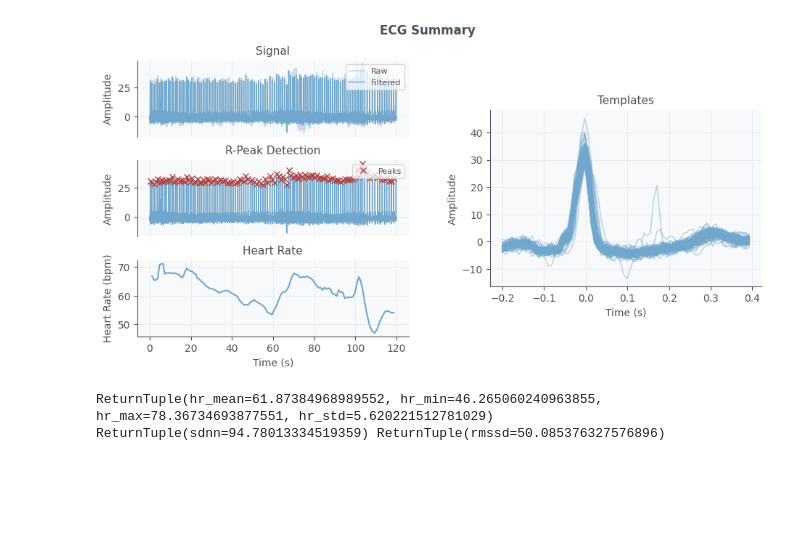
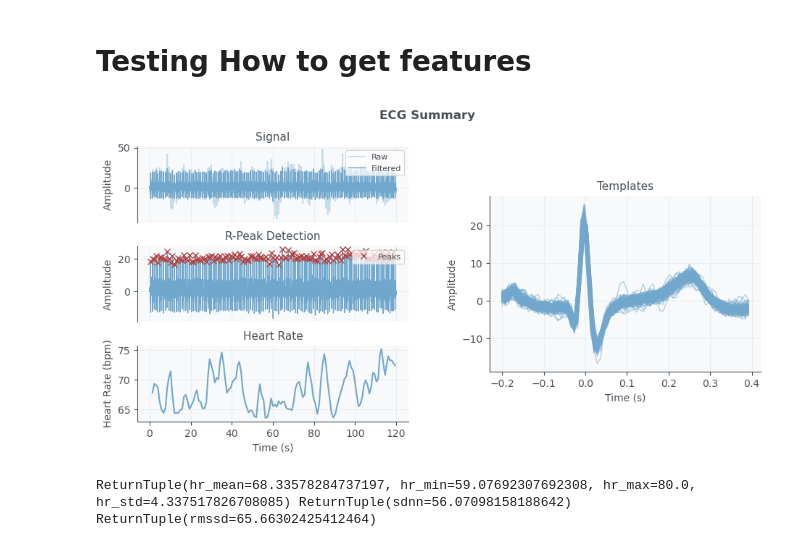
Before and after one commit to ibayoumi/SDP, a Jupyter notebook: drowsiness_model.ipynb, the cells around one changed output. Cells and saved outputs as stored; diff of their text form; code cells hidden in the pictures; blank space fills up the shorter version.

```diff
--- a/drowsiness_model.ipynb
+++ b/drowsiness_model.ipynb
@@ -76,0 +1140,9 @@ print(len(event1_series))
+# %%
+print(len(raw_ecg_9M1))
+print(events_9M1)
+print(len(events_9M1))
+all_event_series.append(raw_ecg_9M1[13*128:13*128+120*128])
+for event in events_9M1[1:-1]:
+    all_event_series.append(raw_ecg_9M1[event[0]-(60*128):event[0]+(60*128)])
+all_event_series.append(raw_ecg_9M1[len(raw_ecg_9M1)-(120*128):])
+print(len(all_event_series))
@@ -76,0 +1155,9 @@ print(len(event1_series))
+# %%
+print(len(raw_ecg_9M2))
+print(events_9M2)
+print(len(events_9M2))
+all_event_series.append(raw_ecg_9M2[7*128:7*128+120*128])
+for event in events_9M2[1:-1]:
+    all_event_series.append(raw_ecg_9M2[event[0]-(60*128):event[0]+(60*128)])
+all_event_series.append(raw_ecg_9M2[len(raw_ecg_9M2)-(120*128):])
+print(len(all_event_series))
@@ -76,0 +1173,9 @@ print(len(event1_series))
+# %%
+print(len(raw_ecg_10M1))
+print(events_10M1)
+print(len(events_10M1))
+all_event_series.append(raw_ecg_10M1[3*128:3*128+120*128])
+for event in events_10M1[1:-1]:
+    all_event_series.append(raw_ecg_10M1[event[0]-(60*128):event[0]+(60*128)])
+all_event_series.append(raw_ecg_10M1[len(raw_ecg_10M1)-(120*128):])
+print(len(all_event_series))
@@ -76,0 +1189,9 @@ print(len(event1_series))
+# %%
+print(len(raw_ecg_10M2))
+print(events_10M2)
+print(len(events_10M2))
+all_event_series.append(raw_ecg_10M2[0:120*128])
+for event in events_10M2[1:-1]:
+    all_event_series.append(raw_ecg_10M2[event[0]-(60*128):event[0]+(60*128)])
+all_event_series.append(raw_ecg_10M2[len(raw_ecg_10M2)-(120*128):])
+print(len(all_event_series))
@@ -77,13 +1210,14 @@ print(len(event1_series))
+# %% [markdown]
+# Testing How to get features #
 # %%
-
-ts, filtered, rpeaks, templates_ts, templates, heart_rate_ts, heart_rate = biosppy.signals.ecg.ecg(event1_series, show=True, sampling_rate=128)
+ts, filtered, rpeaks, templates_ts, templates, heart_rate_ts, heart_rate = biosppy.signals.ecg.ecg(all_event_series[100], show=True, sampling_rate=128)
 rpeaks = rpeaks/128 * 1000
 nni = tools.nn_intervals(rpeaks)
 hr_params = td.hr_parameters(nni)
 sdnn = td.sdnn(nni)
 rmssd = td.rmssd(nni)
 print(hr_params, sdnn, rmssd)
 # %% [output]
-[figure, old version]
+[figure, new version]
-ReturnTuple(hr_mean=61.87384968989552, hr_min=46.265060240963855, hr_max=78.36734693877551, hr_std=5.620221512781029) ReturnTuple(sdnn=94.78013334519359) ReturnTuple(rmssd=50.085376327576896)
+ReturnTuple(hr_mean=68.33578284737197, hr_min=59.07692307692308, hr_max=80.0, hr_std=4.337517826708085) ReturnTuple(sdnn=56.07098158188642) ReturnTuple(rmssd=65.66302425412464)
 # %%
```
Also changed, not shown: parts of 71 cells of this notebook.
